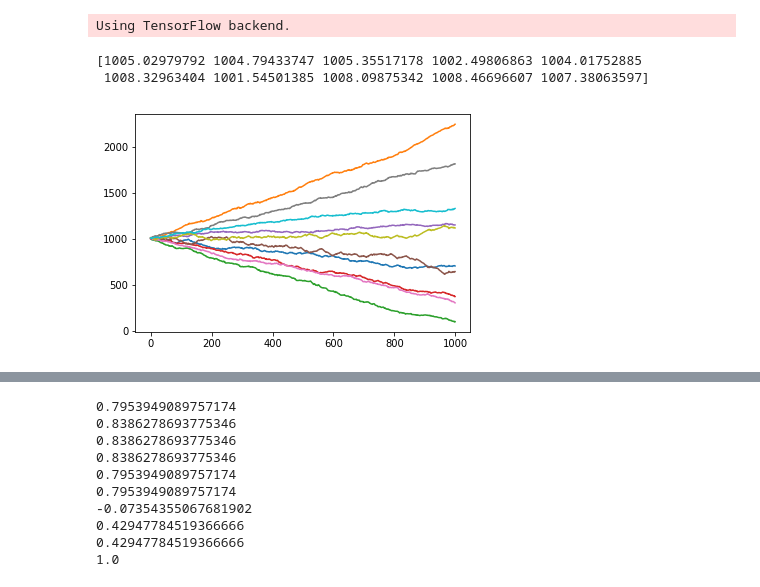
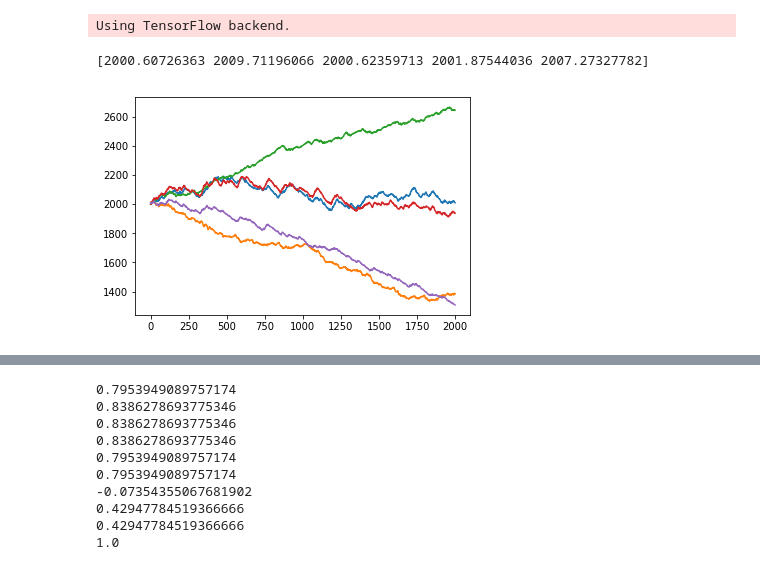
Before and after one commit to vanessadamario/HMM-CHB-MIT, a Jupyter notebook: notebooks/hmm/Pred_regression_comparison (4).ipynb, the cells around one changed output, grey strips where cells are left out. Saved outputs shown, nothing was run; the diff lists cells and outputs as text; code cells hidden in the pictures.

```diff
--- a/notebooks/hmm/Pred_regression_comparison (4).ipynb
+++ b/notebooks/hmm/Pred_regression_comparison (4).ipynb
@@ -15,9 +15,9 @@ import matplotlib.pyplot as plt
 # %% [output]
 Using TensorFlow backend.
 # %%
-N_samples = 1000
-N_states = 2
-N_TS = 10
+N_samples = 2000
+N_states = 5
+N_TS = 5
 sigma_Normal = 1
 
 dataset = generate_hmm(n_samples= N_samples,
@@ -27,19 +27,18 @@ dataset = generate_hmm(n_samples= N_samples,
                        mode_mean = 'Normal',
                        transition_type='fixed',
                        sigma=sigma_Normal)
-N_pred = 10
+N_pred = 30
 # %%
-p_vec_0 = np.random.uniform(0,10,N_TS)+1000
+p_vec_0 = np.random.uniform(0,10,N_TS)+2000
 Data = np.zeros((np.size(dataset['data'],axis=0),N_TS))
 print(p_vec_0)
 for j in range(N_TS):
     #print(p_vec_0[j])
     #print(np.cumsum(dataset['data'][:,j]))
     plt.plot(p_vec_0[j]+np.cumsum(dataset['data'][:,j]))
     Data[:,j] = p_vec_0[j]+np.cumsum(dataset['data'][:,j])
 
 plt.show()
 # %% [output]
-[1005.02979792 1004.79433747 1005.35517178 1002.49806863 1004.01752885
- 1008.32963404 1001.54501385 1008.09875342 1008.46696607 1007.38063597]
+[2000.60726363 2009.71196066 2000.62359713 2001.87544036 2007.27327782]
-[figure, old version]
+[figure, new version]
```
Also changed, not shown: parts of 13 cells of this notebook, 9 other files.
